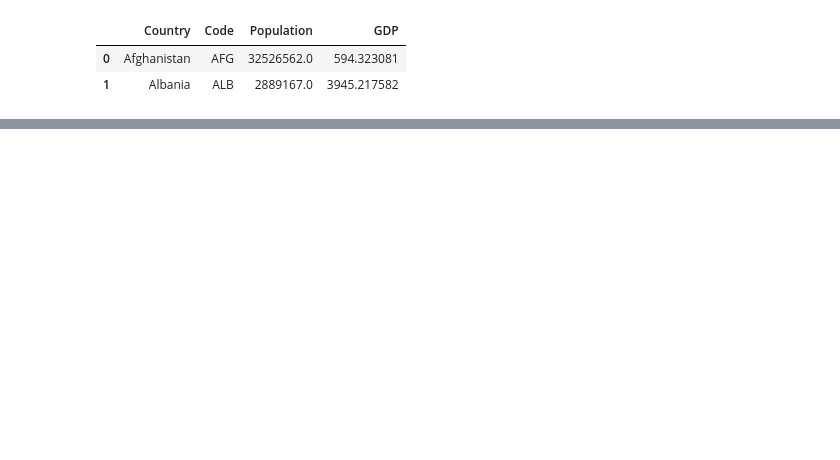
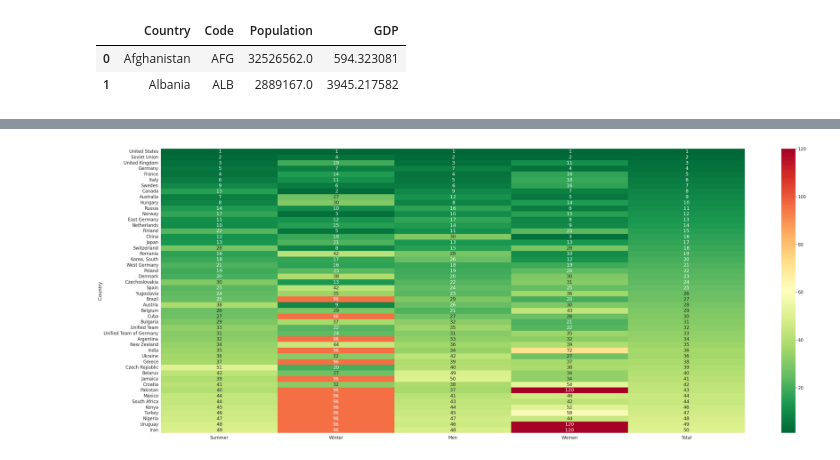
Before and after one commit to kevalsakhiya/pandas-Data-Science, a Jupyter notebook: olympic_analysis/olympic_analysis.ipynb, the cells around one changed output, grey strips where cells are left out. Cells and saved outputs as stored; diff of their text form; code cells hidden in the pictures; blank space fills up the shorter version.

```diff
--- a/olympic_analysis/olympic_analysis.ipynb
+++ b/olympic_analysis/olympic_analysis.ipynb
@@ -394,0 +462,4 @@ medals_per_country = pd.crosstab(index=olympics.Country, columns=olympics.Medal,
+# %%
+medals_by_category['Total'] = medals_by_category.Summer +medals_by_category.Winter
+# %%
+medals_by_category.sort_values("Total", ascending=False, inplace=True)
@@ -394,0 +474,10 @@ medals_per_country = pd.crosstab(index=olympics.Country, columns=olympics.Medal,
+# %%
+ranks = medals_by_category.rank(ascending=False)
+# %%
+top_50 = ranks.head(50)
+# %%
+plt.figure(figsize=(50,20))
+sns.heatmap(top_50, cmap='RdYlGn_r',annot=True, fmt='2.0f')
+plt.show()
+# %% [output]
+[figure, added]
```
Also changed, not shown: parts of 29 cells of this notebook.
